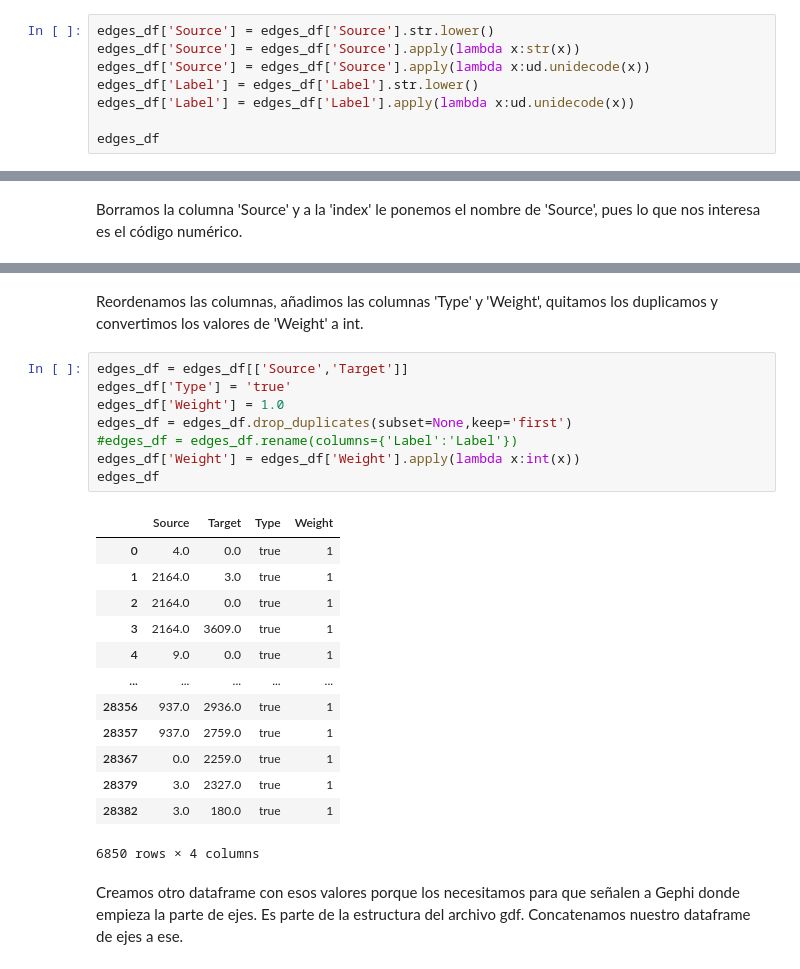
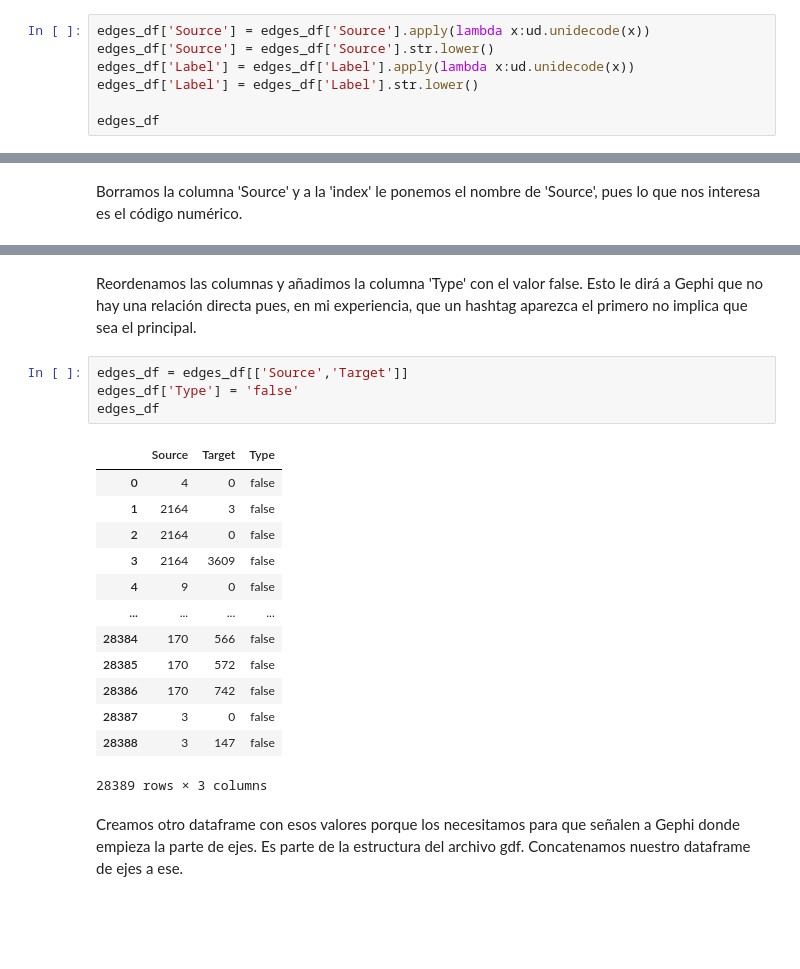
Before and after one commit to sancfc/como-analizar-twitter, a Jupyter notebook: Grafo de hashtags/0. Grafo de hashtags FelizMartes.ipynb, the cells around one changed output, grey strips where cells are left out. Cells and saved outputs as stored; diff of their text form; blank space fills up the shorter version.

```diff
--- a/Grafo de hashtags/0. Grafo de hashtags FelizMartes.ipynb
+++ b/Grafo de hashtags/0. Grafo de hashtags FelizMartes.ipynb
@@ -152,11 +138,10 @@ edges_df
 # %% [markdown]
 Pasamos las dos columnas a minúsculas y les quitamos las tildes.
 # %%
+edges_df['Source'] = edges_df['Source'].apply(lambda x:ud.unidecode(x))
 edges_df['Source'] = edges_df['Source'].str.lower()
-edges_df['Source'] = edges_df['Source'].apply(lambda x:str(x))
-edges_df['Source'] = edges_df['Source'].apply(lambda x:ud.unidecode(x))
+edges_df['Label'] = edges_df['Label'].apply(lambda x:ud.unidecode(x))
 edges_df['Label'] = edges_df['Label'].str.lower()
-edges_df['Label'] = edges_df['Label'].apply(lambda x:ud.unidecode(x))
 
 edges_df
 # %% [output]
@@ -286,28 +290,24 @@ edges_df
 28389 rows × 2 columns
-# %% [markdown]
-Reordenamos las columnas, añadimos las columnas 'Type' y 'Weight', quitamos los duplicamos y convertimos los valores de 'Weight' a int.
-# %%
-edges_df = edges_df[['Source','Target']]
-edges_df['Type'] = 'true'
-edges_df['Weight'] = 1.0
-edges_df = edges_df.drop_duplicates(subset=None,keep='first')
-#edges_df = edges_df.rename(columns={'Label':'Label'})
-edges_df['Weight'] = edges_df['Weight'].apply(lambda x:int(x))
-edges_df
-# %% [output]
-|  | Source | Target | Type | Weight |
-| 0 | 4.0 | 0.0 | true | 1 |
-| 1 | 2164.0 | 3.0 | true | 1 |
-| 2 | 2164.0 | 0.0 | true | 1 |
-| 3 | 2164.0 | 3609.0 | true | 1 |
-| 4 | 9.0 | 0.0 | true | 1 |
-| ... | ... | ... | ... | ... |
-| 28356 | 937.0 | 2936.0 | true | 1 |
-| 28357 | 937.0 | 2759.0 | true | 1 |
-| 28367 | 0.0 | 2259.0 | true | 1 |
-| 28379 | 3.0 | 2327.0 | true | 1 |
-| 28382 | 3.0 | 180.0 | true | 1 |
-6850 rows × 4 columns
+# %% [markdown]
+Reordenamos las columnas y añadimos la columna 'Type' con el valor false. Esto le dirá a Gephi que no hay una relación directa pues, en mi experiencia, que un hashtag aparezca el primero no implica que sea el principal.
+# %%
+edges_df = edges_df[['Source','Target']]
+edges_df['Type'] = 'false'
+edges_df
+# %% [output]
+|  | Source | Target | Type |
+| 0 | 4 | 0 | false |
+| 1 | 2164 | 3 | false |
+| 2 | 2164 | 0 | false |
+| 3 | 2164 | 3609 | false |
+| 4 | 9 | 0 | false |
+| ... | ... | ... | ... |
+| 28384 | 170 | 566 | false |
+| 28385 | 170 | 572 | false |
+| 28386 | 170 | 742 | false |
+| 28387 | 3 | 0 | false |
+| 28388 | 3 | 147 | false |
+28389 rows × 3 columns
 # %% [markdown]
 Creamos otro dataframe con esos valores porque los necesitamos para que señalen a Gephi donde empieza la parte de ejes. Es parte de la estructura del archivo gdf. Concatenamos nuestro dataframe de ejes a ese.
 # %%
```
Also changed, not shown: parts of 29 cells of this notebook, 6 other files.
